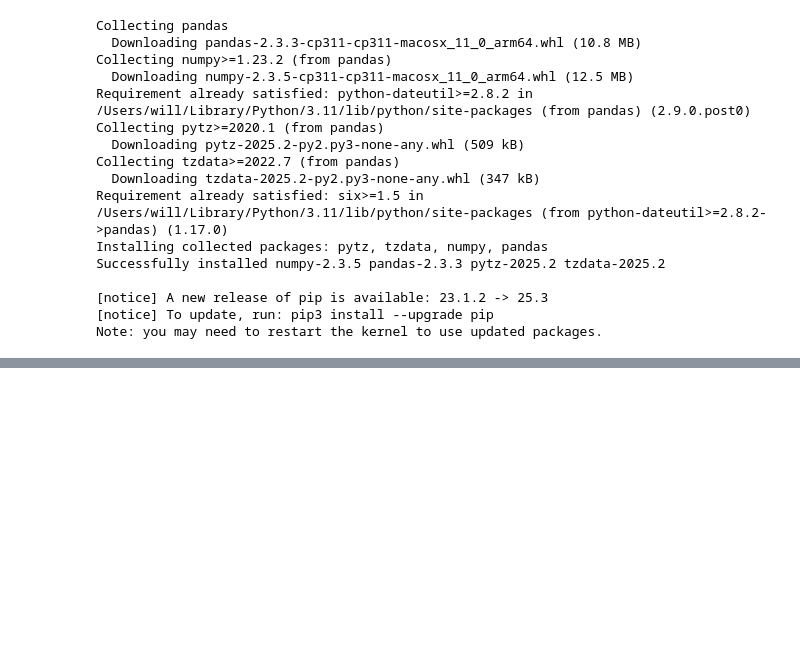
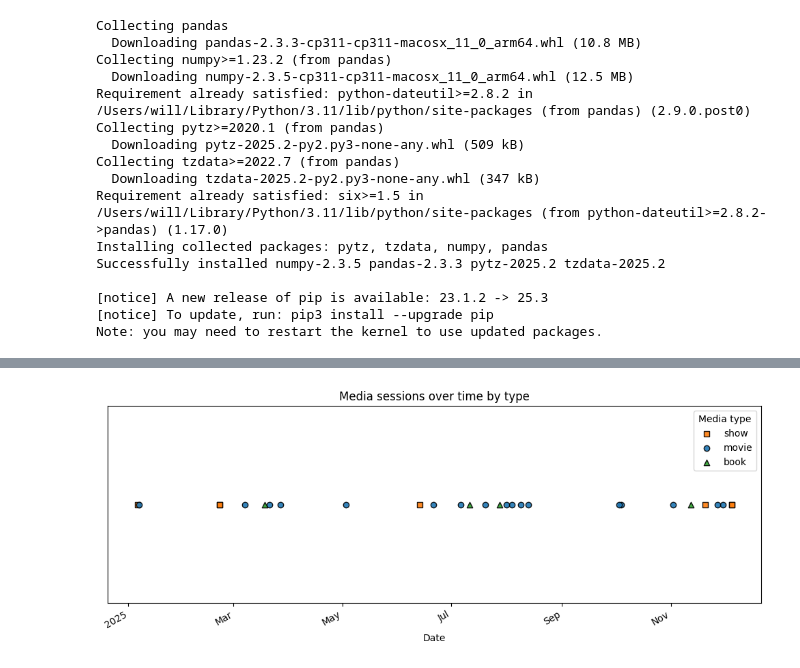
Before and after one commit to wluna01/gatsby-portfolio, a Jupyter notebook: wrapped.ipynb, the cells around one changed output, grey strips where cells are left out. Saved outputs shown, nothing was run; the diff lists cells and outputs as text; code cells hidden in the pictures; blank space fills up the shorter version.

```diff
--- a/wrapped.ipynb
+++ b/wrapped.ipynb
@@ -146,0 +313,49 @@ df.head()
+# %%
+import matplotlib.pyplot as plt
+import matplotlib.dates as mdates
+import seaborn as sns
+
+# Make sure datetime is a datetime dtype
+df["datetime"] = pd.to_datetime(df["datetime"])
+
+# Marker + color per media type
+markers = {
+    "movie": "o",   # circle
+    "show": "s",    # square
+    "book": "^",    # triangle
+}
+colors = {
+    "movie": "tab:blue",
+    "show": "tab:orange",
+    "book": "tab:green",
+}
+
+fig, ax = plt.subplots(figsize=(10, 4))
+
+for mtype in df["media_type"].unique():
+    subset = df[df["media_type"] == mtype]
+    ax.scatter(
+        subset["datetime"],
+        [0] * len(subset),                  # all on one horizontal line
+        marker=markers.get(mtype, "o"),
+        color=colors.get(mtype, "gray"),
+        label=mtype,
+        alpha=0.9,
+        edgecolor="black",
+    )
+
+# Prettify axes
+ax.yaxis.set_visible(False)
+ax.set_xlabel("Date")
+ax.set_title("Media sessions over time by type")
+
+# Nicer date formatting
+ax.xaxis.set_major_locator(mdates.AutoDateLocator())
+ax.xaxis.set_major_formatter(mdates.ConciseDateFormatter(ax.xaxis.get_major_locator()))
+fig.autofmt_xdate()
+
+ax.legend(title="Media type")
+plt.tight_layout()
+plt.show()
+# %% [output]
+[figure, added]
```
Also changed, not shown: parts of 12 cells of this notebook.
